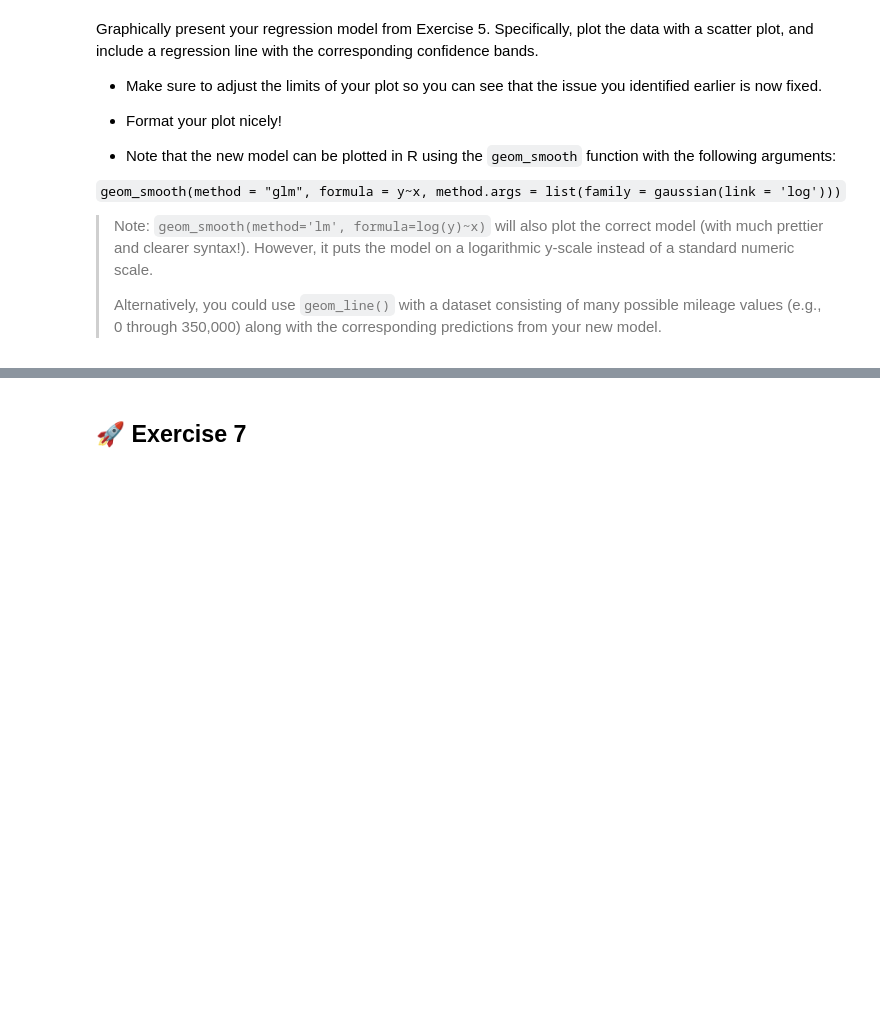
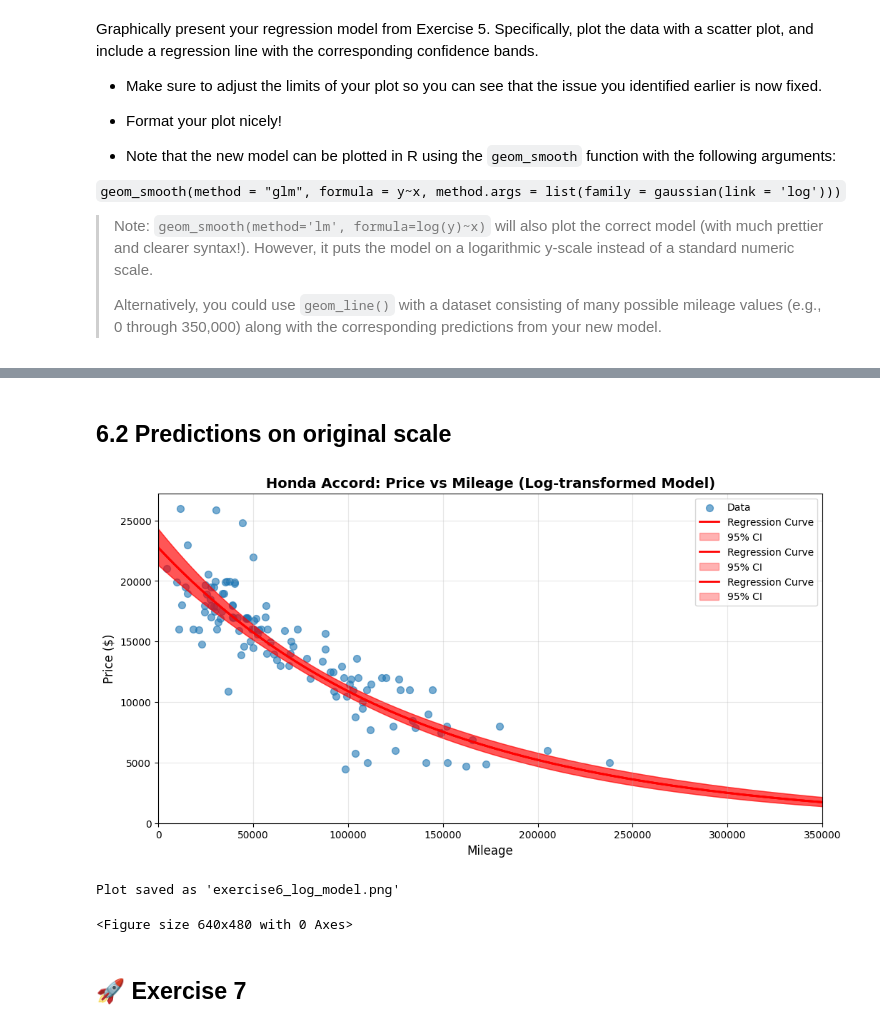
Before and after one commit to rony31416/CSE-837-ML-, a Jupyter notebook: hw4/linear-regression-exercises.ipynb, the cells around one changed output, grey strips where cells are left out. Saved outputs shown, nothing was run; the diff lists cells and outputs as text; code cells hidden in the pictures; blank space fills up the shorter version.

```diff
--- a/hw4/linear-regression-exercises.ipynb
+++ b/hw4/linear-regression-exercises.ipynb
@@ -88,0 +62,7 @@ Note: You should not report more precision than is necessary. For example, if yo
+# %%
+X = accords[['mileage']]
+X = sm.add_constant(X)  # Adds intercept
+y = accords['price']
+
+model1 = sm.OLS(y, X).fit()
+print("\n" + model1.summary().as_text())
@@ -170,0 +268,7 @@ Use your new model to predict the price (in dollars) of a Honda Accord with a mi
+# %%
+X_log = accords[['mileage']]
+X_log = sm.add_constant(X_log)
+y_log = np.log(accords['price'])
+
+model_log = sm.OLS(y_log, X_log).fit()
+print("\n" + model_log.summary().as_text())
@@ -190,3 +334,33 @@ a scatter plot, and include a regression line with the corresponding confidence
+# %% [markdown]
+## 6.2 Predictions on original scale
+# %%
+pred_log_all = model_log.get_prediction(pred_df)
+pred_log_summary = pred_log_all.summary_frame(alpha=0.05)
+
+# Transform back to original scale
+price_pred = np.exp(pred_log_summary['mean'])
+price_ci_lower = np.exp(pred_log_summary['mean_ci_lower'])
+price_ci_upper = np.exp(pred_log_summary['mean_ci_upper'])
+
+ax.plot(mileage_range, price_pred, 'r-', linewidth=2, label='Regression Curve')
+ax.fill_between(mileage_range, price_ci_lower, price_ci_upper,
+                alpha=0.3, color='red', label='95% CI')
+
+ax.set_xlabel('Mileage', fontsize=12)
+ax.set_ylabel('Price ($)', fontsize=12)
+ax.set_title('Honda Accord: Price vs Mileage (Log-transformed Model)', fontsize=14, fontweight='bold')
+ax.legend()
+ax.grid(True, alpha=0.3)
+ax.set_xlim(0, 350000)
+ax.set_ylim(0, None)
+plt.tight_layout()
+display(fig)
+plt.savefig('exercise6_log_model.png', dpi=300, bbox_inches='tight')
+print("Plot saved as 'exercise6_log_model.png'")
+# %% [output]
+[figure, added]
+Plot saved as 'exercise6_log_model.png'
+<Figure size 640x480 with 0 Axes>
 # %% [markdown]
 ## 🚀 Exercise 7
 # %% [markdown]
```
Also changed, not shown: parts of 52 cells of this notebook.
